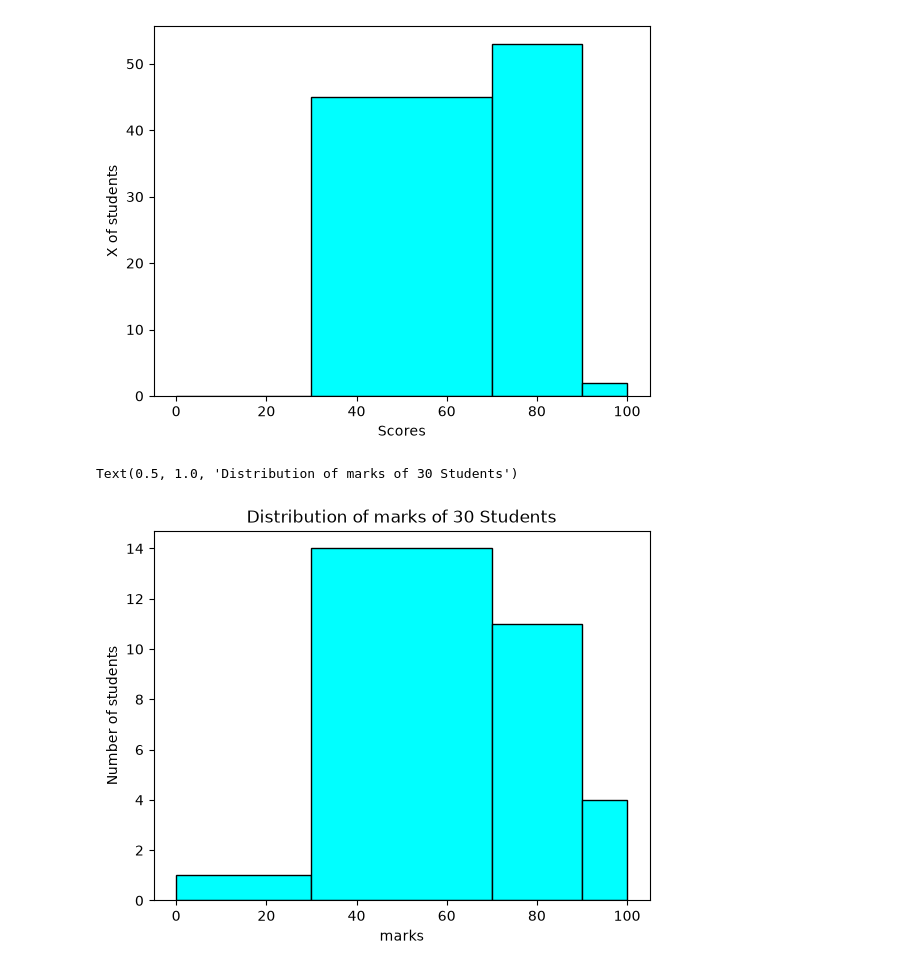
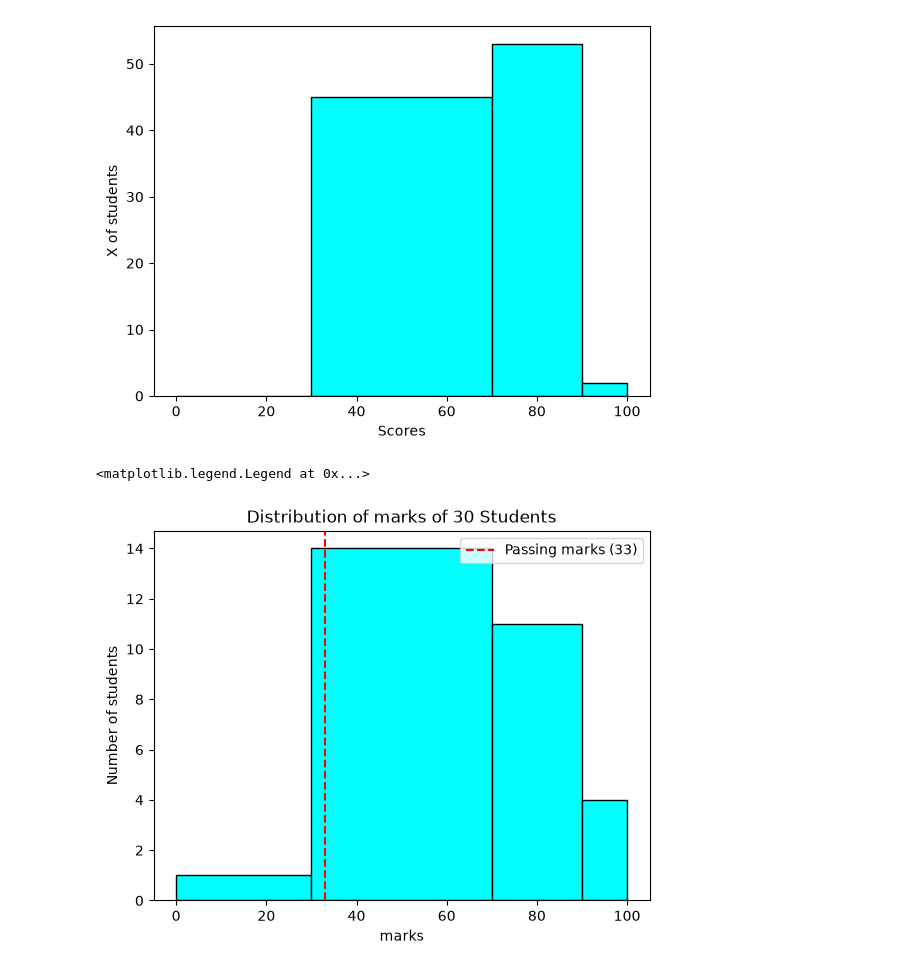
Before and after one commit to vishal-gupta5/Prime-Joruney, a Jupyter notebook: matplotlib.ipynb, the cells around one changed output. Saved outputs shown, nothing was run; the diff lists cells and outputs as text; code cells hidden in the pictures.

```diff
--- a/matplotlib.ipynb
+++ b/matplotlib.ipynb
@@ -244,17 +244,26 @@ Text(0, 0.5, 'X of students')
 # %%
 marks = [
     25, 38, 42, 55, 61, 67, 72, 78, 83, 88,
     91, 95, 47, 53, 59, 64, 69, 74, 79, 85,
     92, 97, 33, 45, 58, 62, 71, 76, 81, 89
 ]
 
+plt.axvline(
+    x = 33,
+    linestyle = "--",
+    color = "red",
+    label = "Passing marks (33)",
+
+)
+
 plt.hist(marks, color="aqua", edgecolor="black", bins=bins)
 plt.ylabel("Number of students")
 plt.xlabel("marks")
 plt.title("Distribution of marks of 30 Students")
+plt.legend()
 # %% [output]
-Text(0.5, 1.0, 'Distribution of marks of 30 Students')
+<matplotlib.legend.Legend at 0x...>
-[figure, old version]
+[figure, new version]
 # %%
 # Multiple datasets
 legit_transactions = [
```
Also changed, not shown: parts of 3 cells of this notebook, 1 other file.
